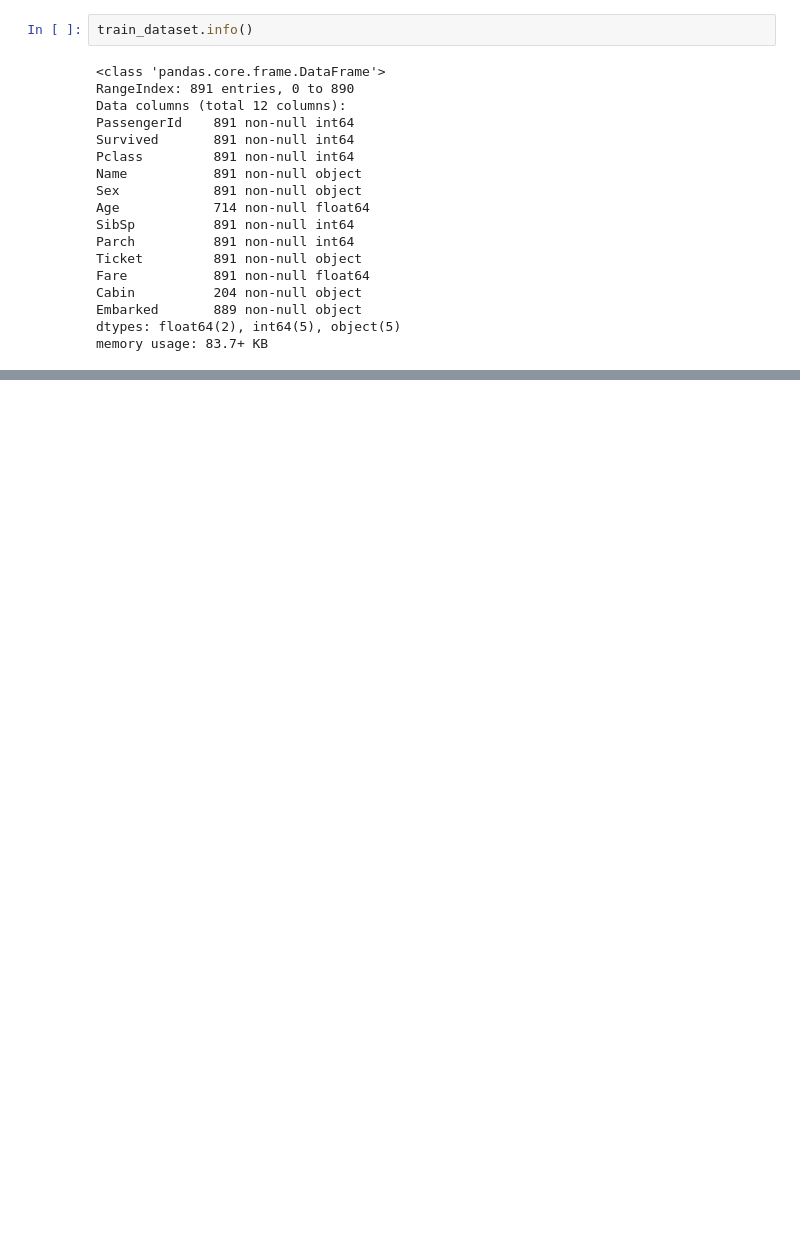
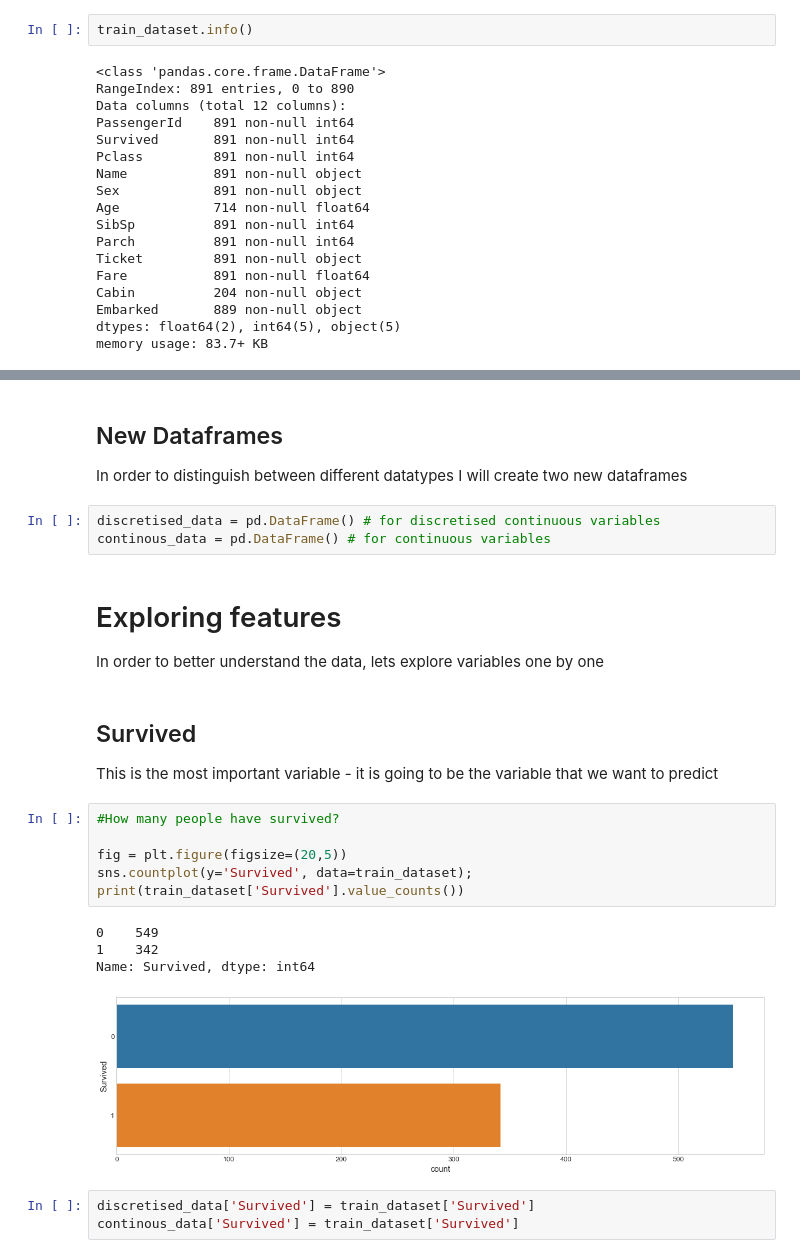
Before and after one commit to StarkAndroid/Titanic, a Jupyter notebook: Titanic.ipynb, the cells around one changed output, grey strips where cells are left out. Saved outputs shown, nothing was run; the diff lists cells and outputs as text; blank space fills up the shorter version.

```diff
--- a/Titanic.ipynb
+++ b/Titanic.ipynb
@@ -68,0 +136,28 @@ memory usage: 83.7+ KB
+# %% [markdown]
+## New Dataframes
+In order to distinguish between different datatypes I will create two new dataframes
+# %%
+discretised_data = pd.DataFrame() # for discretised continuous variables
+continous_data = pd.DataFrame() # for continuous variables
+# %% [markdown]
+# Exploring features
+
+In order to better understand the data, lets explore variables one by one
+# %% [markdown]
+## Survived
+
+This is the most important variable - it is going to be the variable that we want to predict
+# %%
+#How many people have survived?
+
+fig = plt.figure(figsize=(20,5))
+sns.countplot(y='Survived', data=train_dataset);
+print(train_dataset['Survived'].value_counts())
+# %% [output]
+0    549
+1    342
+Name: Survived, dtype: int64
+[figure, added]
+# %%
+discretised_data['Survived'] = train_dataset['Survived']
+continous_data['Survived'] = train_dataset['Survived']
```
Also changed, not shown: parts of 49 cells of this notebook.
